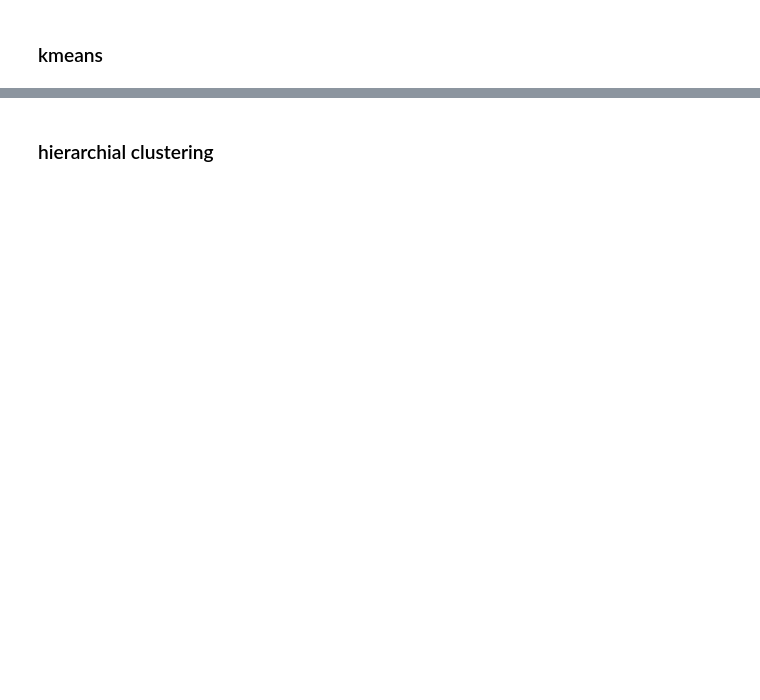
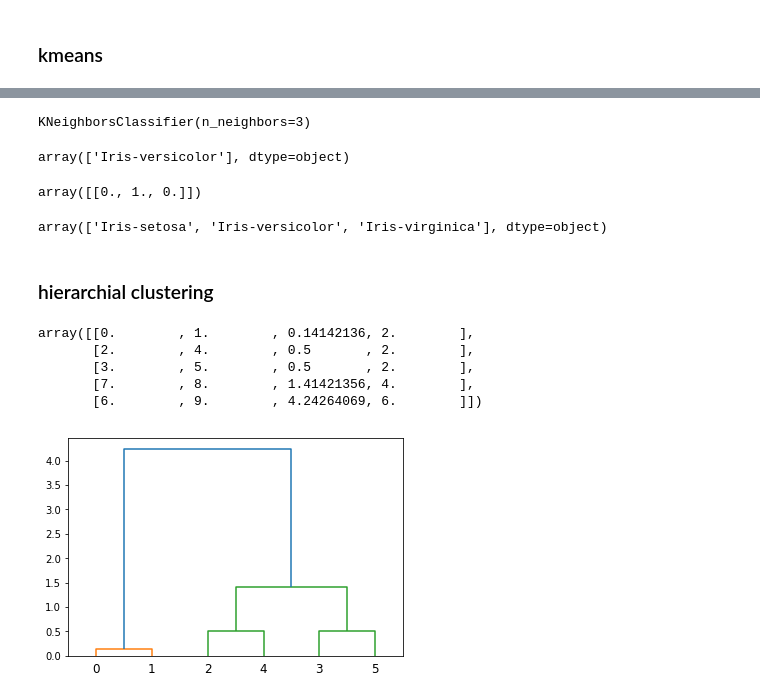
Before and after one commit to sharmasaravanan/Machine_learning, a Jupyter notebook: AI-Connect-2021.ipynb, the cells around one changed output, grey strips where cells are left out. Drawn from its saved outputs; the diff is of its cells as text; code cells hidden in the pictures; blank space fills up the shorter version.

```diff
--- a/AI-Connect-2021.ipynb
+++ b/AI-Connect-2021.ipynb
@@ -2107,2 +2266,18 @@ pca
+# %%
+model.fit(x,y)
+# %% [output]
+KNeighborsClassifier(n_neighbors=3)
+# %%
+model.predict([[3.6,1.5,5.6,4.7]])
+# %% [output]
+array(['Iris-versicolor'], dtype=object)
+# %%
+model.predict_proba([[3.6,1.5,5.6,4.7]])
+# %% [output]
+array([[0., 1., 0.]])
+# %%
+model.classes_
+# %% [output]
+array(['Iris-setosa', 'Iris-versicolor', 'Iris-virginica'], dtype=object)
 # %% [markdown]
 ### hierarchial clustering
@@ -2108,0 +2289,17 @@ pca
+# %%
+x = np.array([[1, 1], [1.1, 1.1], [3, 3], [4, 4], [3, 3.5], [3.5, 4]])
+# %%
+linkageMatrix = linkage(x, method='complete')
+# %%
+linkageMatrix
+# %% [output]
+array([[0.        , 1.        , 0.14142136, 2.        ],
+       [2.        , 4.        , 0.5       , 2.        ],
+       [3.        , 5.        , 0.5       , 2.        ],
+       [7.        , 8.        , 1.41421356, 4.        ],
+       [6.        , 9.        , 4.24264069, 6.        ]])
+# %%
+dendrogram(linkageMatrix,truncate_mode='lastp')
+plt.show()
+# %% [output]
+[figure, added]
```
Also changed, not shown: parts of 34 cells of this notebook.
